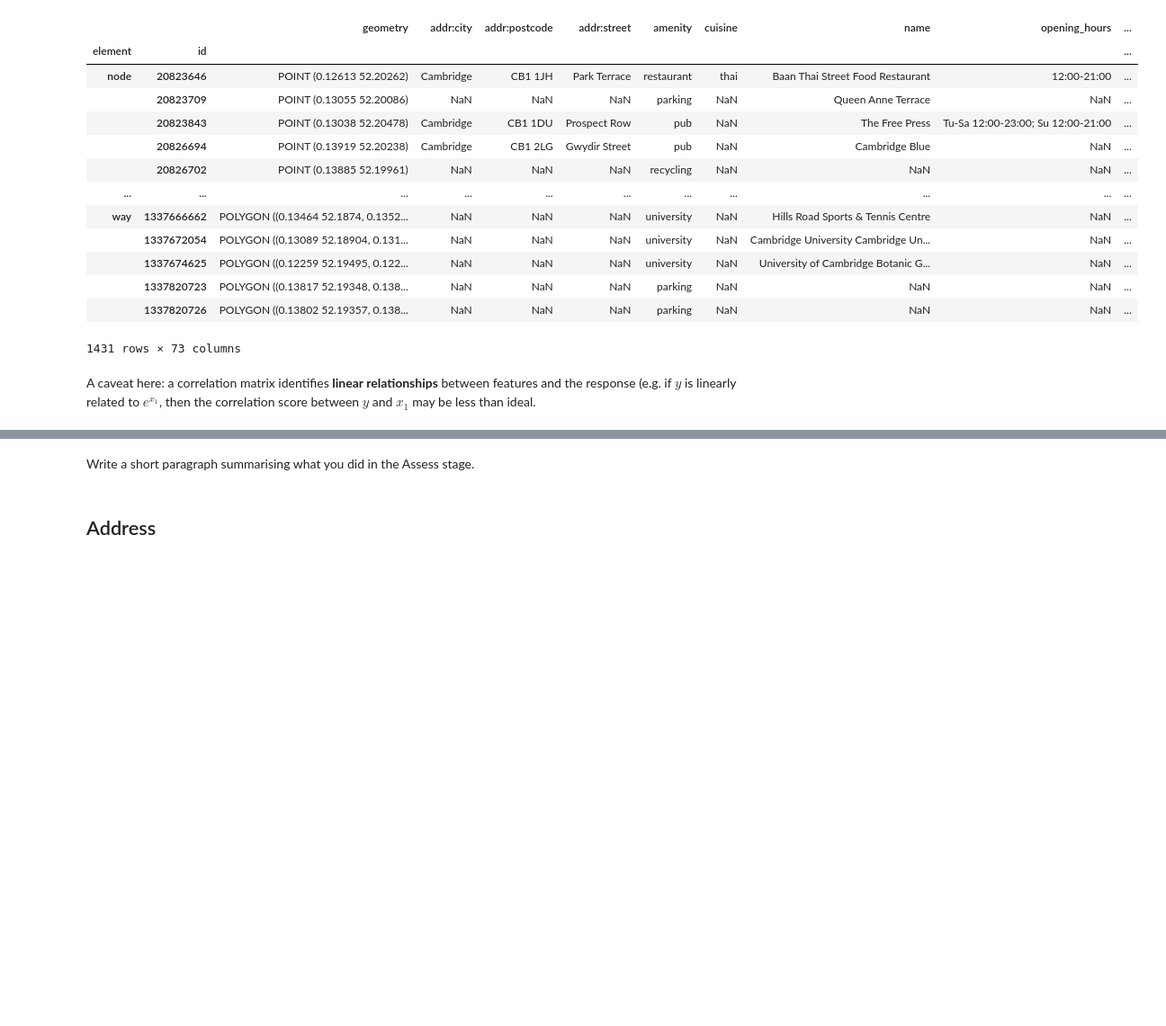
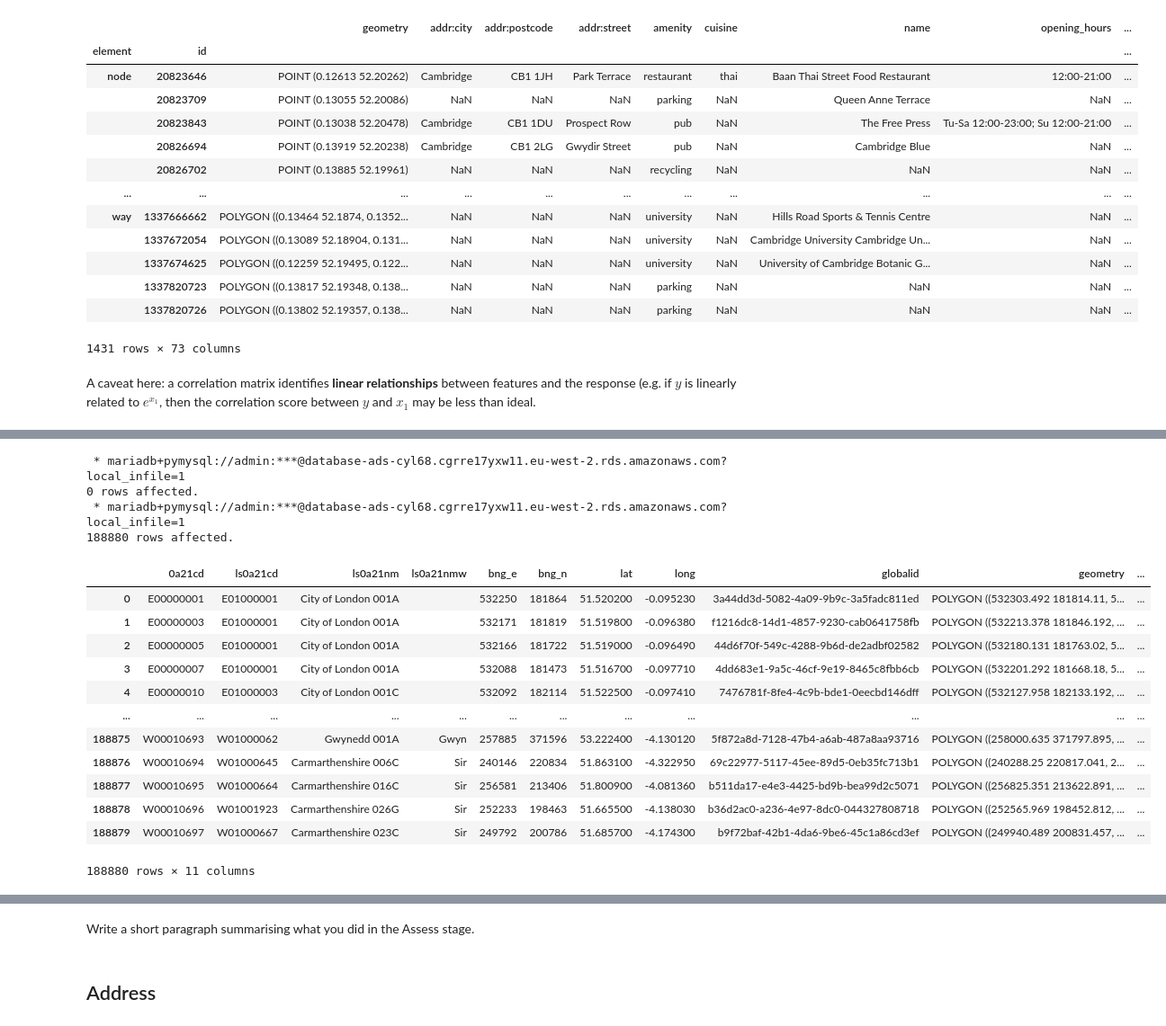
Before and after one commit to chenyilow/cyl68_ads_2024, a Jupyter notebook: _notebooks/ads_course_assessment.ipynb, the cells around one changed output, grey strips where cells are left out. Shown at 90% size. Cells and saved outputs as stored; diff of their text form; code cells hidden in the pictures; blank space fills up the shorter version.

```diff
--- a/_notebooks/ads_course_assessment.ipynb
+++ b/_notebooks/ads_course_assessment.ipynb
@@ -974,0 +1434,27 @@ print(oa_with_counts[['OA21CD', 'university_count']])
+# %%
+%sql USE `ads_2024`;
+census_coord = %sql SELECT * FROM census_coord;
+census_df = gpd.GeoDataFrame(census_coord)
+# %% [output]
+ * mariadb+pymysql://admin:***@database-ads-cyl68.cgrre17yxw11.eu-west-2.rds.amazonaws.com?local_infile=1
+0 rows affected.
+ * mariadb+pymysql://admin:***@database-ads-cyl68.cgrre17yxw11.eu-west-2.rds.amazonaws.com?local_infile=1
+188880 rows affected.
+# %%
+census_df["geometry"] = census_df["geometry"].apply(loads)
+# %%
+census_df
+# %% [output]
+|  | 0a21cd | ls0a21cd | ls0a21nm | ls0a21nmw | bng_e | bng_n | lat | long | globalid | geometry | ... |
+| 0 | E00000001 | E01000001 | City of London 001A |  | 532250 | 181864 | 51.520200 | -0.095230 | 3a44dd3d-5082-4a09-9b9c-3a5fadc811ed | POLYGON ((532303.492 181814.11, 5... | ... |
+| 1 | E00000003 | E01000001 | City of London 001A |  | 532171 | 181819 | 51.519800 | -0.096380 | f1216dc8-14d1-4857-9230-cab0641758fb | POLYGON ((532213.378 181846.192, ... | ... |
+| 2 | E00000005 | E01000001 | City of London 001A |  | 532166 | 181722 | 51.519000 | -0.096490 | 44d6f70f-549c-4288-9b6d-de2adbf02582 | POLYGON ((532180.131 181763.02, 5... | ... |
+| 3 | E00000007 | E01000001 | City of London 001A |  | 532088 | 181473 | 51.516700 | -0.097710 | 4dd683e1-9a5c-46cf-9e19-8465c8fbb6cb | POLYGON ((532201.292 181668.18, 5... | ... |
+| 4 | E00000010 | E01000003 | City of London 001C |  | 532092 | 182114 | 51.522500 | -0.097410 | 7476781f-8fe4-4c9b-bde1-0eecbd146dff | POLYGON ((532127.958 182133.192, ... | ... |
+| ... | ... | ... | ... | ... | ... | ... | ... | ... | ... | ... | ... |
+| 188875 | W00010693 | W01000062 | Gwynedd 001A | Gwyn | 257885 | 371596 | 53.222400 | -4.130120 | 5f872a8d-7128-47b4-a6ab-487a8aa93716 | POLYGON ((258000.635 371797.895, ... | ... |
+| 188876 | W00010694 | W01000645 | Carmarthenshire 006C | Sir | 240146 | 220834 | 51.863100 | -4.322950 | 69c22977-5117-45ee-89d5-0eb35fc713b1 | POLYGON ((240288.25 220817.041, 2... | ... |
+| 188877 | W00010695 | W01000664 | Carmarthenshire 016C | Sir | 256581 | 213406 | 51.800900 | -4.081360 | b511da17-e4e3-4425-bd9b-bea99d2c5071 | POLYGON ((256825.351 213622.891, ... | ... |
+| 188878 | W00010696 | W01001923 | Carmarthenshire 026G | Sir | 252233 | 198463 | 51.665500 | -4.138030 | b36d2ac0-a236-4e97-8dc0-044327808718 | POLYGON ((252565.969 198452.812, ... | ... |
+| 188879 | W00010697 | W01000667 | Carmarthenshire 023C | Sir | 249792 | 200786 | 51.685700 | -4.174300 | b9f72baf-42b1-4da6-9be6-45c1a86cd3ef | POLYGON ((249940.489 200831.457, ... | ... |
+188880 rows × 11 columns
```
Also changed, not shown: parts of 58 cells of this notebook.
